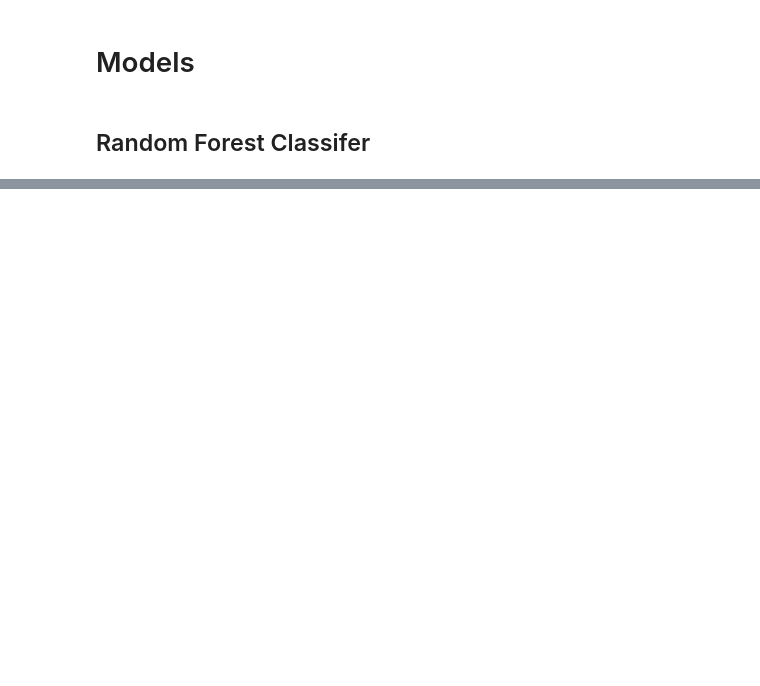
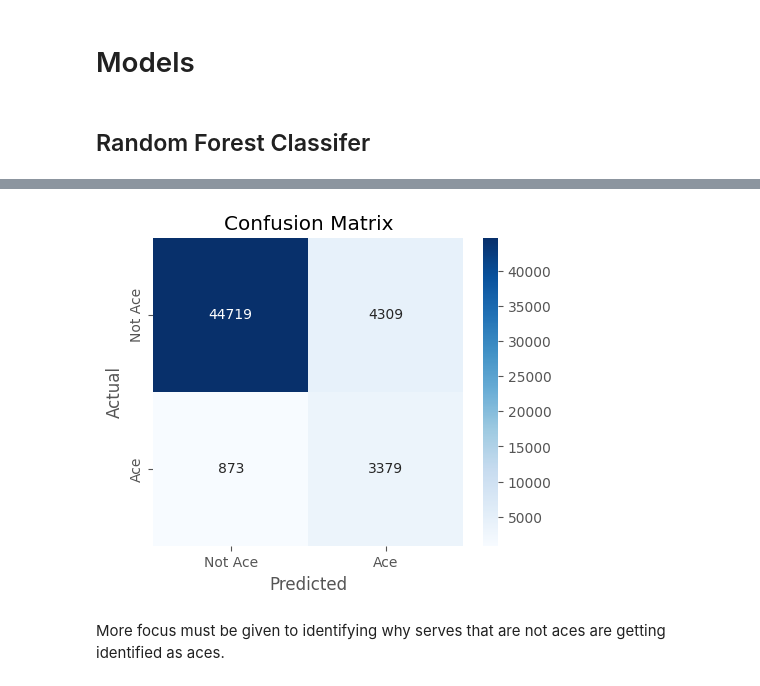
Before and after one commit to apbw-6/Tennis_Ace_Prediction, a Jupyter notebook: 4.Model_Training.ipynb, the cells around one changed output, grey strips where cells are left out. Cells and saved outputs as stored; diff of their text form; code cells hidden in the pictures; blank space fills up the shorter version.

```diff
--- a/4.Model_Training.ipynb
+++ b/4.Model_Training.ipynb
@@ -148,0 +269,11 @@ scoring()
+# %%
+xgb = XGBClassifier(eval_metric="logloss", randome_state=42)
+
+# Training Model
+xgb.fit(X_train, y_train)
+
+# Mode summary
+y_pred = xgb.predict(X_test)
+y_pred_train = xgb.predict(X_train)
+
+scoring()
@@ -148,0 +288,12 @@ scoring()
+# %%
+# Confusion Matrix Visualization
+plt.figure(figsize=(5, 4))
+sns.heatmap(confusion_matrix(y_test, y_pred), annot=True, fmt="d", cmap="Blues", xticklabels=["Not Ace", "Ace"], yticklabels=["Not Ace", "Ace"])
+plt.xlabel("Predicted")
+plt.ylabel("Actual")
+plt.title("Confusion Matrix")
+plt.show()
+# %% [output]
+[figure, added]
+# %% [markdown]
+More focus must be given to identifying why serves that are not aces are getting identified as aces.
```
Also changed, not shown: parts of 23 cells of this notebook, 10 other files.
